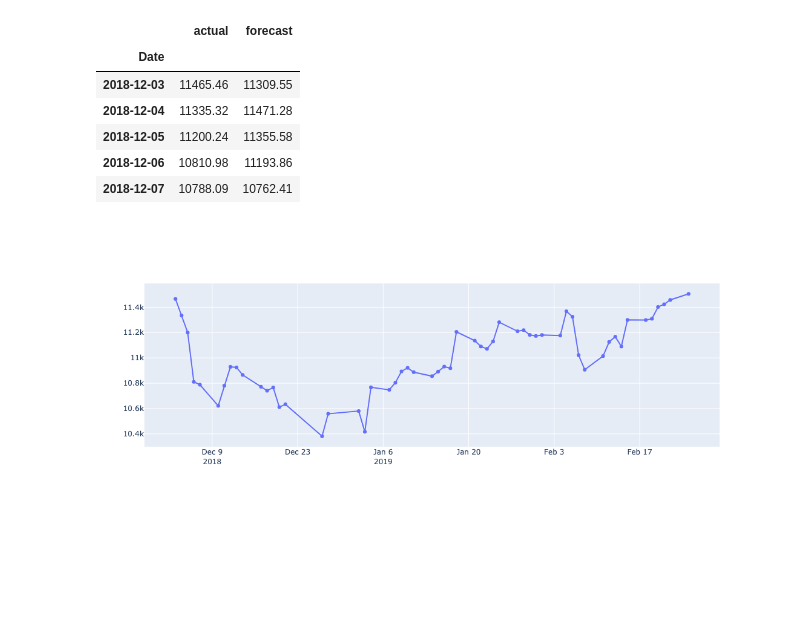
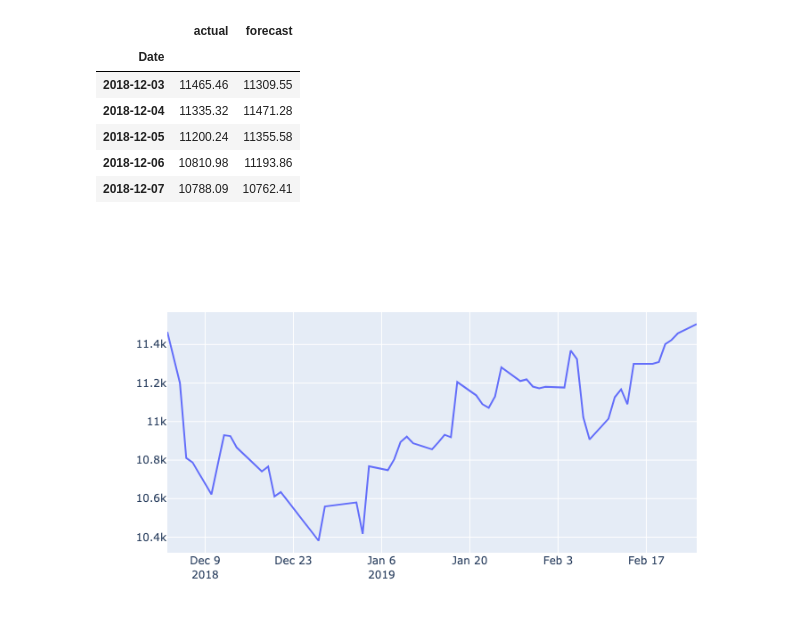
Before and after one commit to renero/trader, a Jupyter notebook: resources/plotly highlow bear mode.ipynb, the cells around one changed output. Saved outputs shown, nothing was run; the diff lists cells and outputs as text; code cells hidden in the pictures; blank space fills up the shorter version.

```diff
--- a/resources/plotly highlow bear mode.ipynb
+++ b/resources/plotly highlow bear mode.ipynb
@@ -22,8 +22,7 @@ df.head(5)
 # %%
 fig = go.Figure()
 fig.add_trace(go.Scatter(x=df.index, y=df.actual,
-                    mode='lines+markers',
-                    name='lines+markers'))
+                    mode='lines'))
 fig.show()
 # %% [output]
-[figure, old version]
+[figure, new version]
```
Also changed, not shown: 3 other files.
